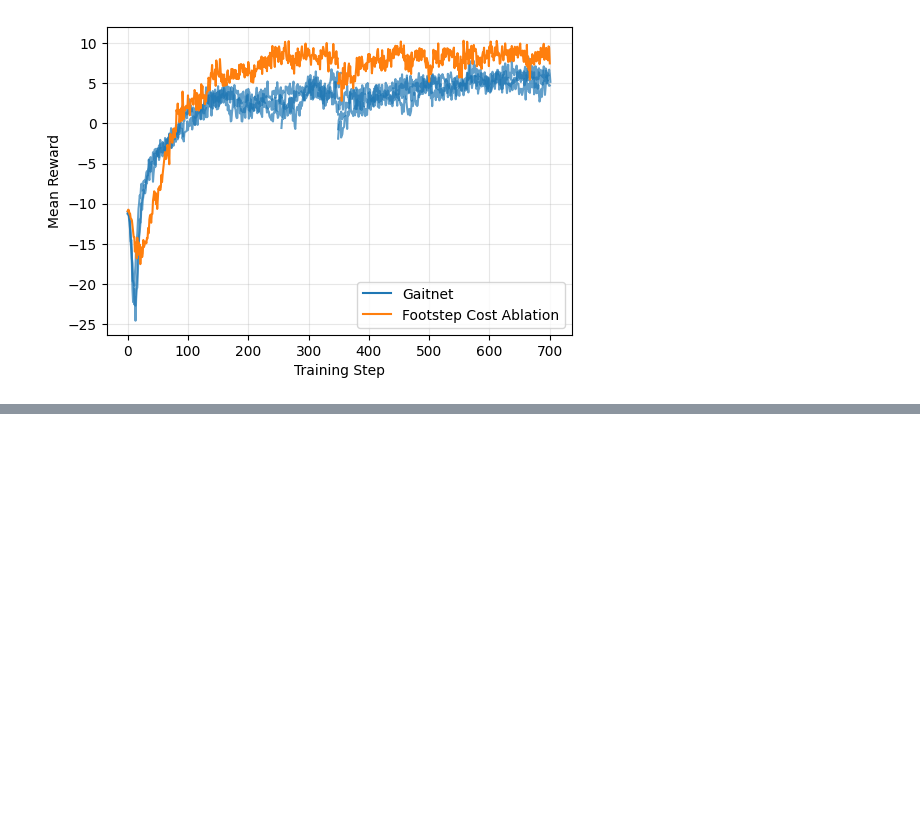
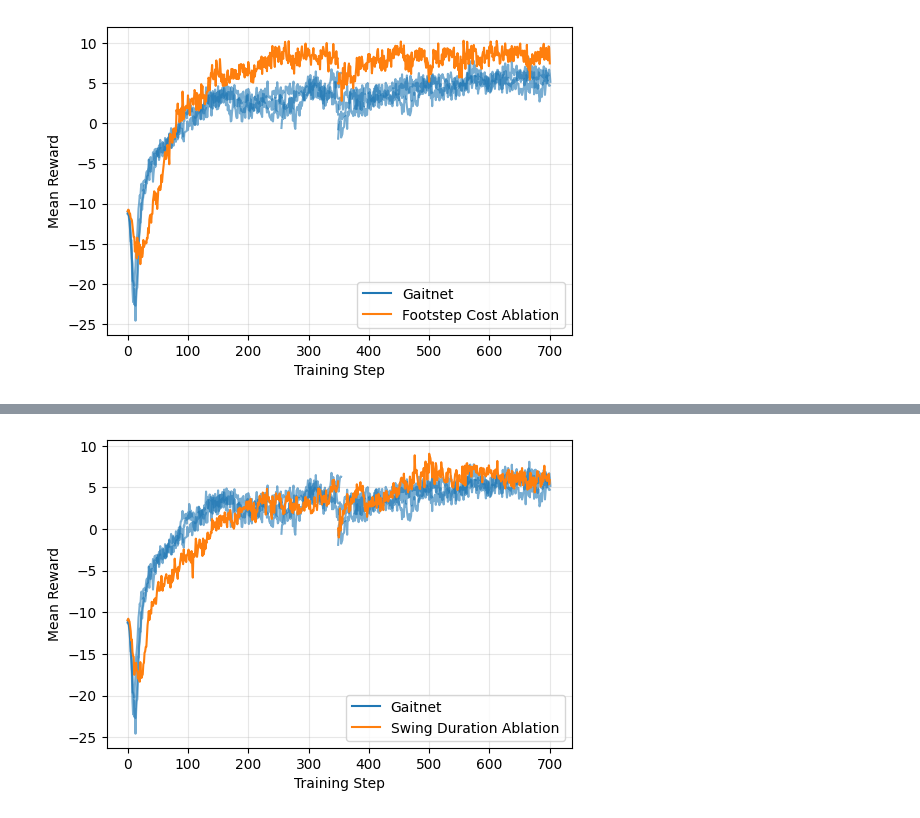
Before and after one commit to opsullivan85/thesis-learning-plots, a Jupyter notebook: plotter.ipynb, the cells around one changed output, grey strips where cells are left out. Drawn from its saved outputs; the diff is of its cells as text; code cells hidden in the pictures; blank space fills up the shorter version.

```diff
--- a/plotter.ipynb
+++ b/plotter.ipynb
@@ -337,0 +331,24 @@ plt.show()
+# %%
+contrast_plot_experiment(
+    experiments,
+    "Train/mean_reward",
+    r".*?(?:survival-curr|swing-duration)",
+)
+
+plt_title(f"Mean Reward during Training")
+plt.ylabel("Mean Reward")
+# manually set legend labels and colors, one for survival-curr and one for swing-duration
+plt.legend(
+    handles=[
+        plt.Line2D([0], [0], color="C0", label="Gaitnet"),
+        plt.Line2D([0], [0], color="C1", label="Swing Duration Ablation"),
+    ],
+    loc="lower right"
+)
+
+plt.grid(alpha=0.3)
+
+save_fig('mean_reward_survival-curr_vs_swing-duration.png')
+plt.show()
+# %% [output]
+[figure, added]
```
Also changed, not shown: parts of 7 cells of this notebook.
